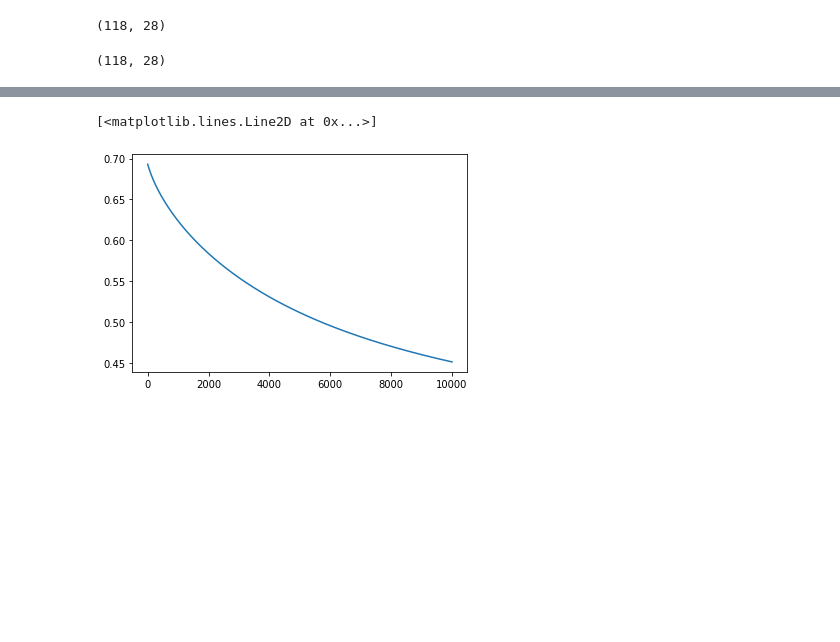
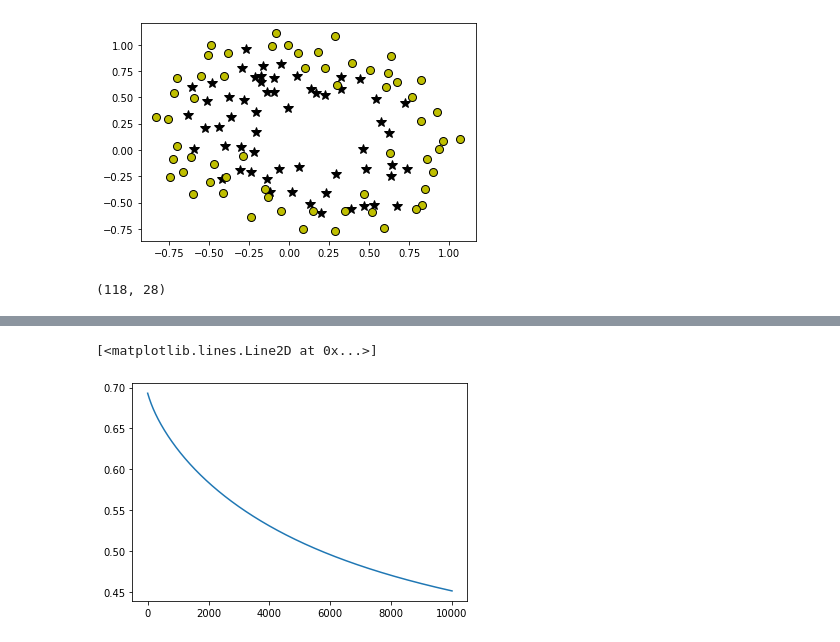
Before and after one commit to SwayamInSync/demystifying_machine_learning, a Jupyter notebook: logistic_regression/notebook.ipynb, the cells around one changed output, grey strips where cells are left out. Cells and saved outputs as stored; diff of their text form; code cells hidden in the pictures; blank space fills up the shorter version.

```diff
--- a/logistic_regression/notebook.ipynb
+++ b/logistic_regression/notebook.ipynb
@@ -169,0 +255,4 @@ print(X.shape, Y.shape)
+# %%
+plotData(X2,Y2)
+# %% [output]
+[figure, added]
@@ -173,6 +264,2 @@ X.shape
 # %% [output]
 (118, 28)
-# %%
-params = model.fit(X[:,1:],Y, epochs=10000, is_normalize=False)
-# %% [output]
-(118, 28)
```
Also changed, not shown: parts of 39 cells of this notebook.
